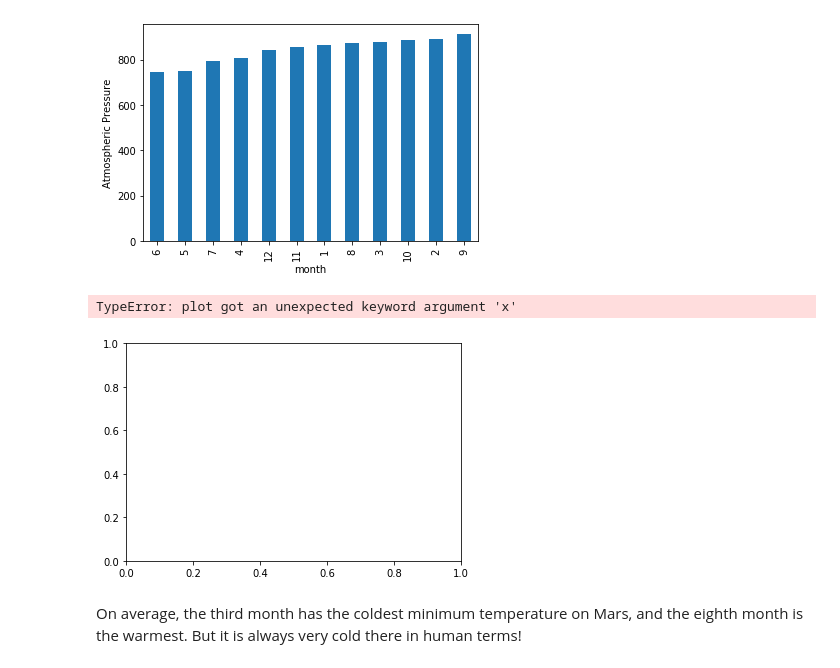
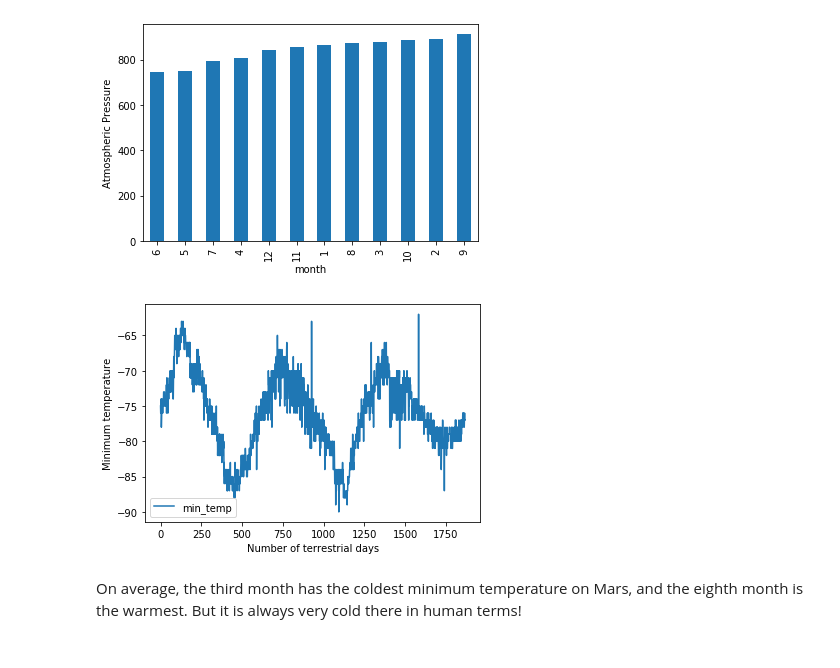
Before and after one commit to Portia17/mars_scrape, a Jupyter notebook: Starter_Code/part_2_mars_weather.ipynb, the cells around one changed output. Saved outputs shown, nothing was run; the diff lists cells and outputs as text; code cells hidden in the pictures.

```diff
--- a/Starter_Code/part_2_mars_weather.ipynb
+++ b/Starter_Code/part_2_mars_weather.ipynb
@@ -241,15 +238,12 @@ plt.show()
 [figure]
 # %%
 # 5. How many terrestrial (earth) days are there in a Martian year?
-date_count=mars_df["id"].count()
-min_temp_days=mars_df["min_temp"]
-days_plot=plt.plot(x=date_count, y=min_temp_days)
+mars_df.plot(y=('min_temp'), use_index=True)
 plt.xlabel("Number of terrestrial days")
 plt.ylabel("Minimum temperature")
 plt.show()
 # %% [output]
-TypeError: plot got an unexpected keyword argument 'x'
-[figure, old version]
+[figure, new version]
 # %% [markdown]
 On average, the third month has the coldest minimum temperature on Mars, and the eighth month is the warmest. But it is always very cold there in human terms!
 # %% [markdown]
```
Also changed, not shown: parts of 2 cells of this notebook, 2 other files.
